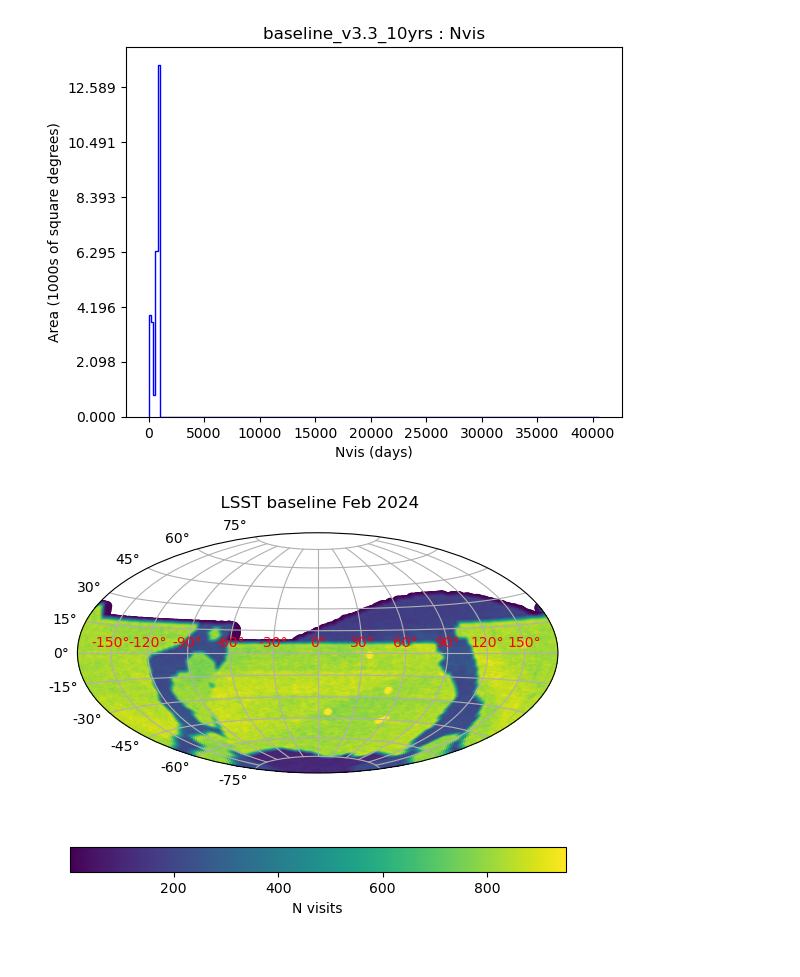
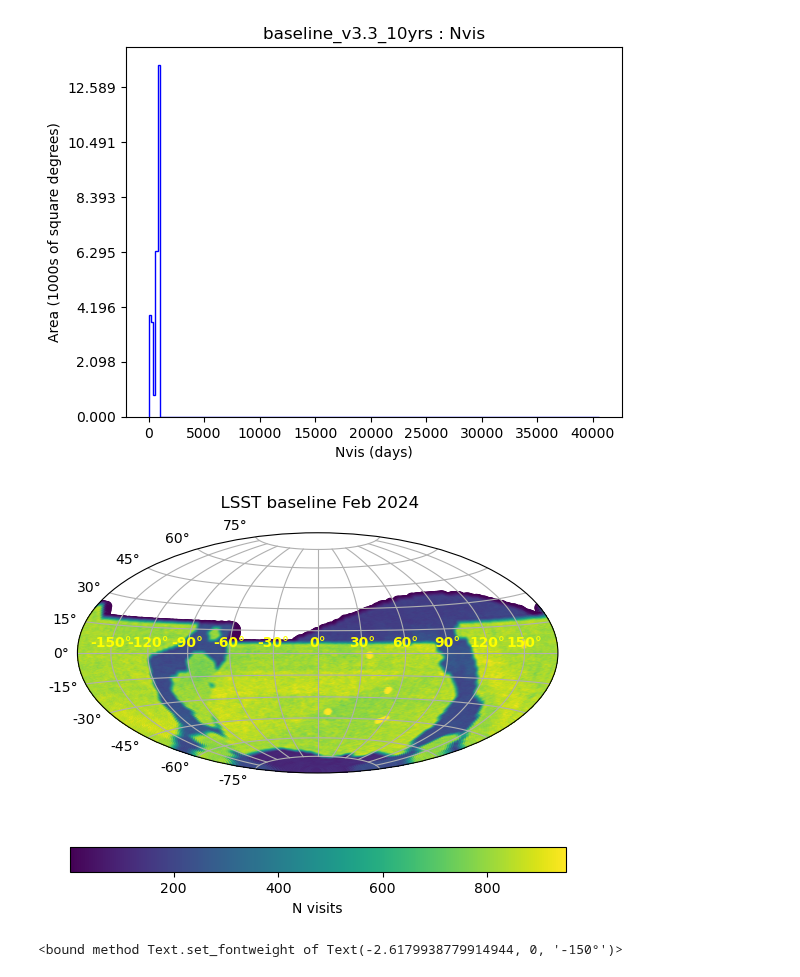
Before and after one commit to yoachim/23_Scratch, a Jupyter notebook: hammer/hammer.ipynb, the cells around one changed output. Drawn from its saved outputs; the diff is of its cells as text; code cells hidden in the pictures.

```diff
--- a/hammer/hammer.ipynb
+++ b/hammer/hammer.ipynb
@@ -37,24 +37,29 @@ Healpix slicer using NSIDE=128, approximate resolution 27.483891 arcminutes
 # %%
 ra, dec = utils.hpid2_ra_dec(nside, np.arange(hp.nside2npix(nside)))
 mv = bundle_list[0].metric_values
 
 levels = np.arange(0,950, 5)
 
 fig = plt.figure()
 ax = plt.subplot(projection="hammer")
 ax.set_title("  LSST baseline Feb 2024 \n")
 ax.grid()
 
 x = np.radians(ra)
 ind = np.where(x > np.pi)[0]
 x[ind] = x[ind] -2* np.pi
 
 scatter = ax.scatter(x, np.radians(dec), c=mv, vmax=950)
 
 cb = plt.colorbar(scatter, orientation="horizontal", pad=0.2)
 cb.set_label('N visits')
 old = ax.xaxis.get_majorticklabels()
 for txt in old:
-    txt.set_color("red")
+    txt.set_color("yellow")
+    txt.set_weight(800)
 # %% [output]
-[figure, old version]
+[figure, new version]
+# %%
+old[0].set_weight
+# %% [output]
+<bound method Text.set_fontweight of Text(-2.6179938779914944, 0, '-150°')>
```
Also changed, not shown: parts of 1 cell of this notebook.
